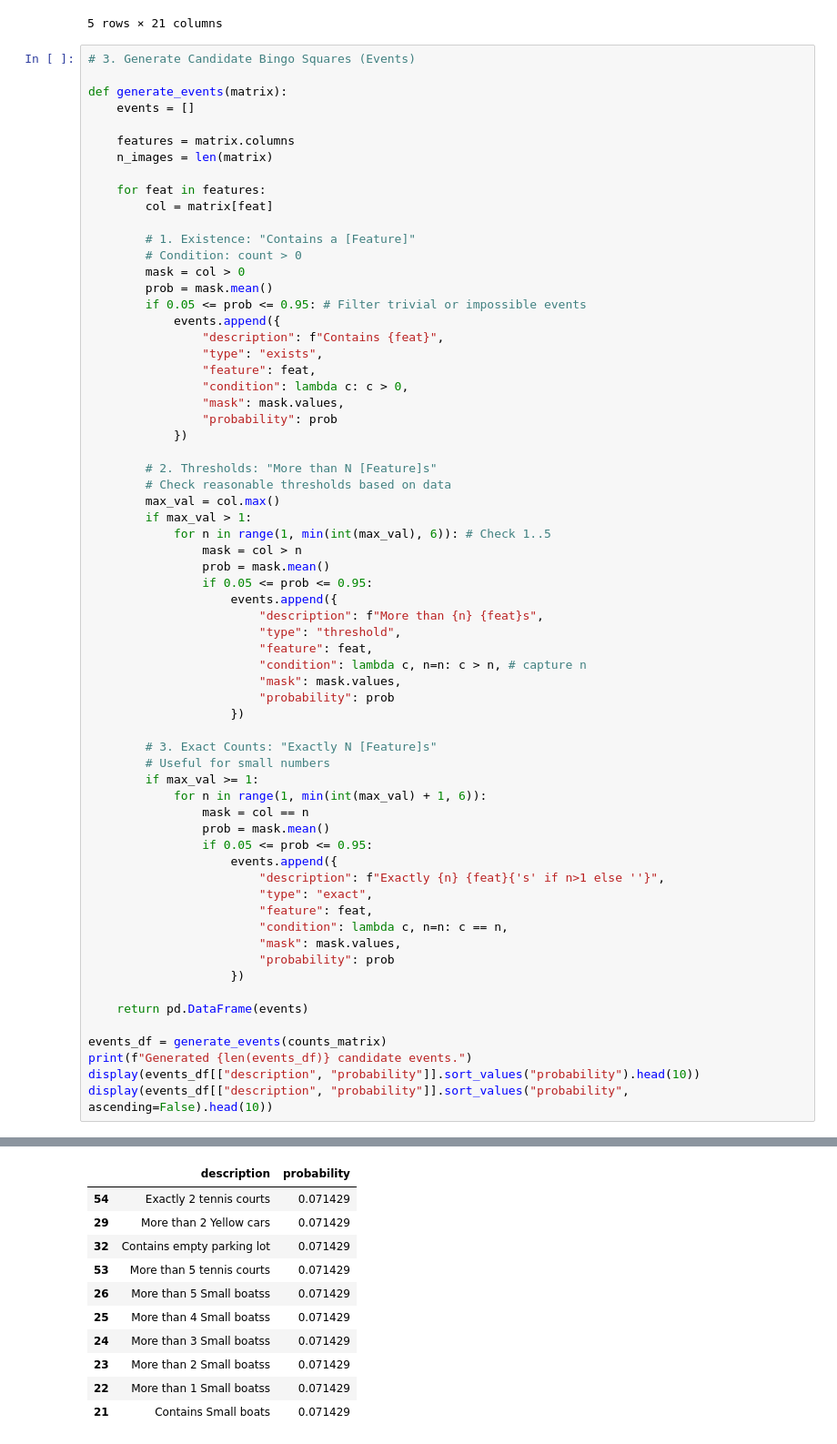
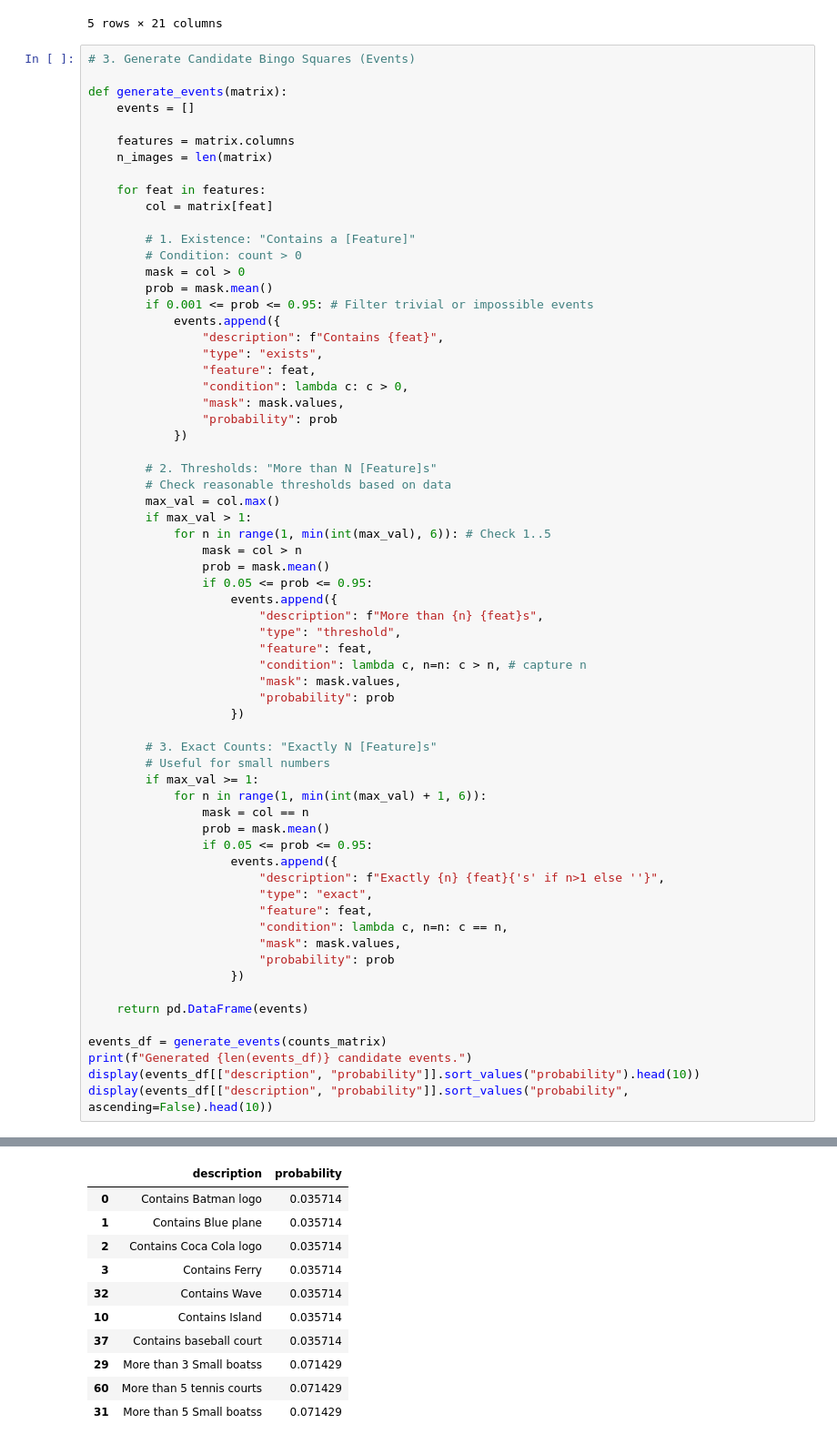
Before and after one commit to DanGodi/satellite-bingo, a Jupyter notebook: notebooks/create_bingo_cards.ipynb, the cells around one changed output, grey strips where cells are left out. Shown at 91% size. Drawn from its saved outputs; the diff is of its cells as text.

```diff
--- a/notebooks/create_bingo_cards.ipynb
+++ b/notebooks/create_bingo_cards.ipynb
@@ -86,7 +86,7 @@ def generate_events(matrix):
         # Condition: count > 0
         mask = col > 0
         prob = mask.mean()
-        if 0.05 <= prob <= 0.95: # Filter trivial or impossible events
+        if 0.001 <= prob <= 0.95: # Filter trivial or impossible events
             events.append({
                 "description": f"Contains {feat}",
                 "type": "exists",
@@ -140,12 +140,12 @@ Generated 55 candidate events.
 |  | description | probability |
-| 54 | Exactly 2 tennis courts | 0.071429 |
-| 29 | More than 2 Yellow cars | 0.071429 |
-| 32 | Contains empty parking lot | 0.071429 |
-| 53 | More than 5 tennis courts | 0.071429 |
-| 26 | More than 5 Small boatss | 0.071429 |
-| 25 | More than 4 Small boatss | 0.071429 |
-| 24 | More than 3 Small boatss | 0.071429 |
-| 23 | More than 2 Small boatss | 0.071429 |
-| 22 | More than 1 Small boatss | 0.071429 |
-| 21 | Contains Small boats | 0.071429 |
+| 0 | Contains Batman logo | 0.035714 |
+| 1 | Contains Blue plane | 0.035714 |
+| 2 | Contains Coca Cola logo | 0.035714 |
+| 3 | Contains Ferry | 0.035714 |
+| 32 | Contains Wave | 0.035714 |
+| 10 | Contains Island | 0.035714 |
+| 37 | Contains baseball court | 0.035714 |
+| 29 | More than 3 Small boatss | 0.071429 |
+| 60 | More than 5 tennis courts | 0.071429 |
+| 31 | More than 5 Small boatss | 0.071429 |
 |  | description | probability |
```
Also changed, not shown: parts of 6 cells of this notebook, 1 other file.
